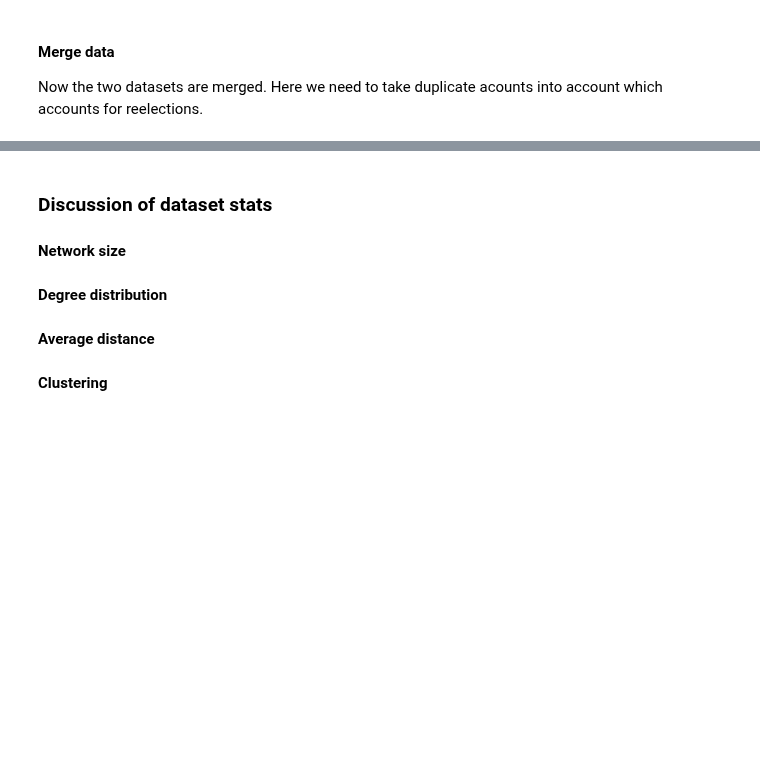
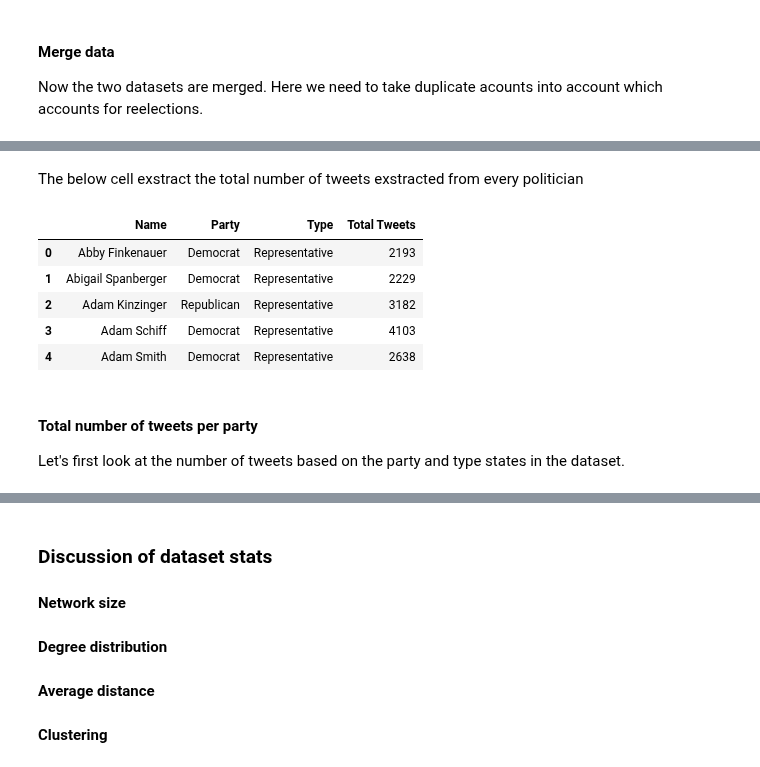
Before and after one commit to idariis/Social-Graphs-Project-E20, a Jupyter notebook: Notebooks/Explainer_Notebook.ipynb, the cells around one changed output, grey strips where cells are left out. Cells and saved outputs as stored; diff of their text form; code cells hidden in the pictures; blank space fills up the shorter version.

Commit message:
Started to merge into explainer

```diff
--- a/Notebooks/Explainer_Notebook.ipynb
+++ b/Notebooks/Explainer_Notebook.ipynb
@@ -265,0 +840,19 @@ How have we cleaned and preprocessed the tweets...
+# %%
+df_congress = pd.read_pickle('../data/processed/congress_cleaned_processed.pkl')
+df_congress = pd.merge(df_congress, Handle_data, how='left',left_on='user_name', right_on='twitter_display_name')
+# %% [markdown]
+The below cell exstract the total number of tweets exstracted from every politician
+# %%
+tweet_counts = df_congress.groupby(['Name', 'Party', 'Type']).agg('count')[['text']].reset_index()
+tweet_counts.rename(columns={"text": "Total Tweets"}, inplace=True)
+tweet_counts.head()
+# %% [output]
+|  | Name | Party | Type | Total Tweets |
+| 0 | Abby Finkenauer | Democrat | Representative | 2193 |
+| 1 | Abigail Spanberger | Democrat | Representative | 2229 |
+| 2 | Adam Kinzinger | Republican | Representative | 3182 |
+| 3 | Adam Schiff | Democrat | Representative | 4103 |
+| 4 | Adam Smith | Democrat | Representative | 2638 |
+# %% [markdown]
+#### Total number of tweets per party
+Let's first look at the number of tweets based on the party and type states in the dataset.
```
Also changed, not shown: parts of 108 cells of this notebook, 9 other files.
